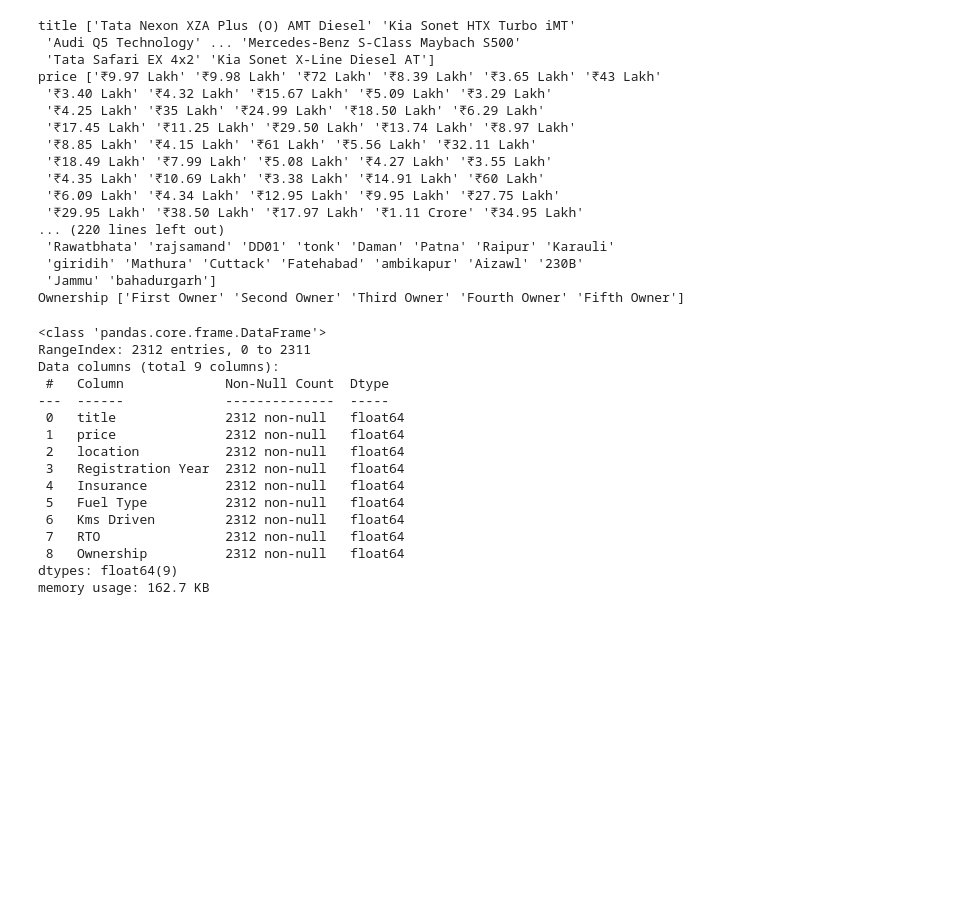
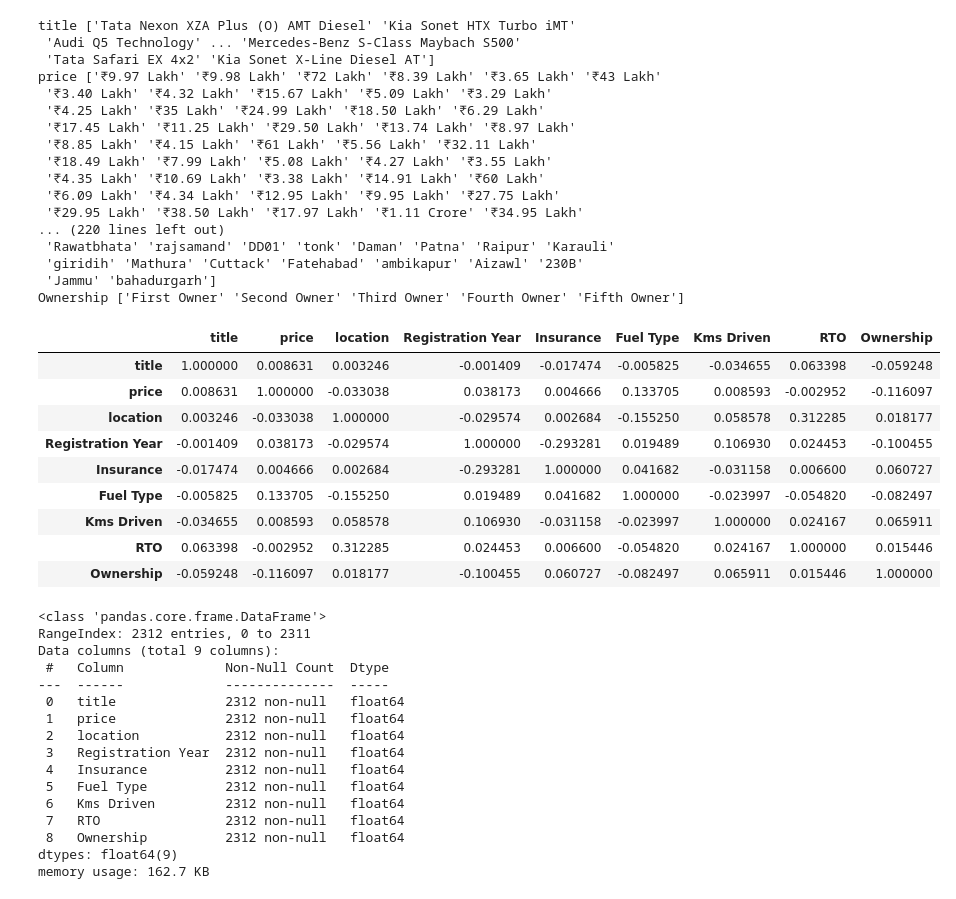
Before and after one commit to Hemanthk408/Car_rate_prediction, a Jupyter notebook: Cars_Rate.ipynb, the cells around one changed output. Cells and saved outputs as stored; diff of their text form; code cells hidden in the pictures; blank space fills up the shorter version.

```diff
--- a/Cars_Rate.ipynb
+++ b/Cars_Rate.ipynb
@@ -253,6 +253,19 @@ encoder=OrdinalEncoder()
 # %%
 for i in df1.select_dtypes(include='object').columns:
   df1[i]=encoder.fit_transform(df1[[i]])
+# %%
+df1.corr()
+# %% [output]
+|  | title | price | location | Registration Year | Insurance | Fuel Type | Kms Driven | RTO | Ownership |
+| title | 1.000000 | 0.008631 | 0.003246 | -0.001409 | -0.017474 | -0.005825 | -0.034655 | 0.063398 | -0.059248 |
+| price | 0.008631 | 1.000000 | -0.033038 | 0.038173 | 0.004666 | 0.133705 | 0.008593 | -0.002952 | -0.116097 |
+| location | 0.003246 | -0.033038 | 1.000000 | -0.029574 | 0.002684 | -0.155250 | 0.058578 | 0.312285 | 0.018177 |
+| Registration Year | -0.001409 | 0.038173 | -0.029574 | 1.000000 | -0.293281 | 0.019489 | 0.106930 | 0.024453 | -0.100455 |
+| Insurance | -0.017474 | 0.004666 | 0.002684 | -0.293281 | 1.000000 | 0.041682 | -0.031158 | 0.006600 | 0.060727 |
+| Fuel Type | -0.005825 | 0.133705 | -0.155250 | 0.019489 | 0.041682 | 1.000000 | -0.023997 | -0.054820 | -0.082497 |
+| Kms Driven | -0.034655 | 0.008593 | 0.058578 | 0.106930 | -0.031158 | -0.023997 | 1.000000 | 0.024167 | 0.065911 |
+| RTO | 0.063398 | -0.002952 | 0.312285 | 0.024453 | 0.006600 | -0.054820 | 0.024167 | 1.000000 | 0.015446 |
+| Ownership | -0.059248 | -0.116097 | 0.018177 | -0.100455 | 0.060727 | -0.082497 | 0.065911 | 0.015446 | 1.000000 |
 # %%
 df1.info()
 # %% [output]
```
Also changed, not shown: parts of 2 cells of this notebook.
